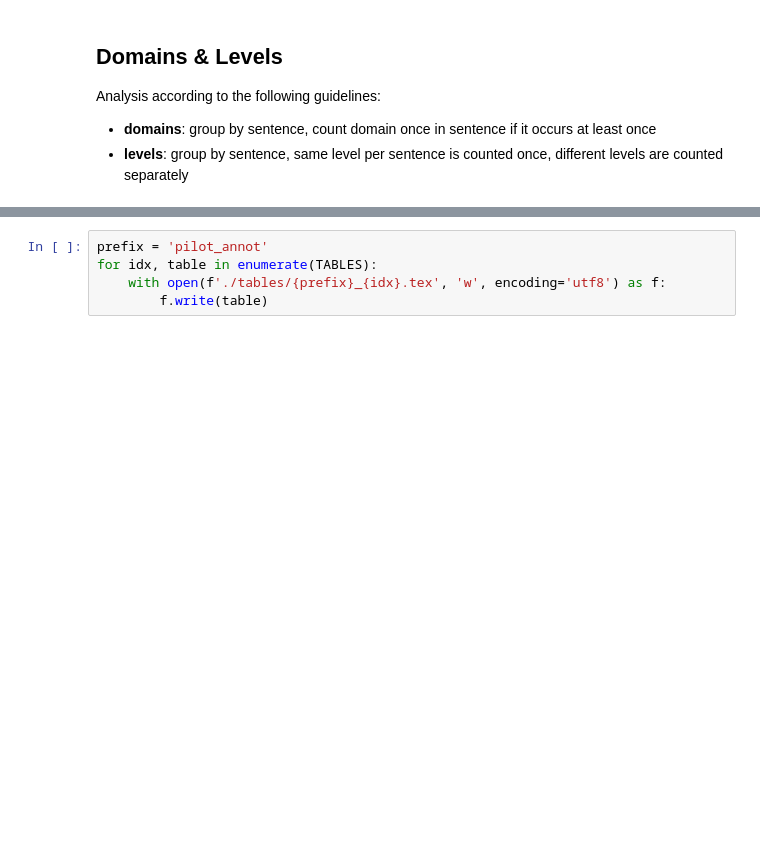
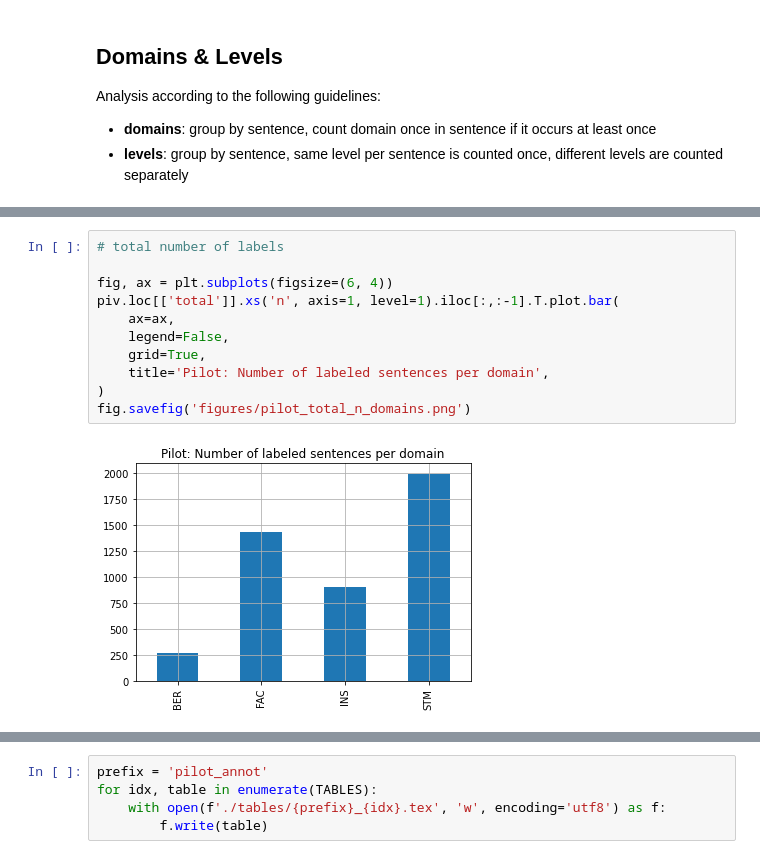
Before and after one commit to cltl/a-proof-zonmw, a Jupyter notebook: nb_data_analysis/annot_pilot.ipynb, the cells around one changed output, grey strips where cells are left out. Saved outputs shown, nothing was run; the diff lists cells and outputs as text; blank space fills up the shorter version.

```diff
--- a/nb_data_analysis/annot_pilot.ipynb
+++ b/nb_data_analysis/annot_pilot.ipynb
@@ -216,4 +224,17 @@ n_labels.pipe(add_colname, 'n').join(
 | total | 273 | 6 | 1,431 | 31 | 902 | 20 | 1,992 | 43 | 4,598 | 100 |
+# %%
+# total number of labels
+
+fig, ax = plt.subplots(figsize=(6, 4))
+piv.loc[['total']].xs('n', axis=1, level=1).iloc[:,:-1].T.plot.bar(
+    ax=ax,
+    legend=False,
+    grid=True,
+    title='Pilot: Number of labeled sentences per domain',
+)
+fig.savefig('figures/pilot_total_n_domains.png')
+# %% [output]
+[figure, added]
 # %%
 caption = "A-PROOF pilot: Distribution of levels per domain"
 label = "pilot_annot_levels"
```
Also changed, not shown: parts of 16 cells of this notebook.
